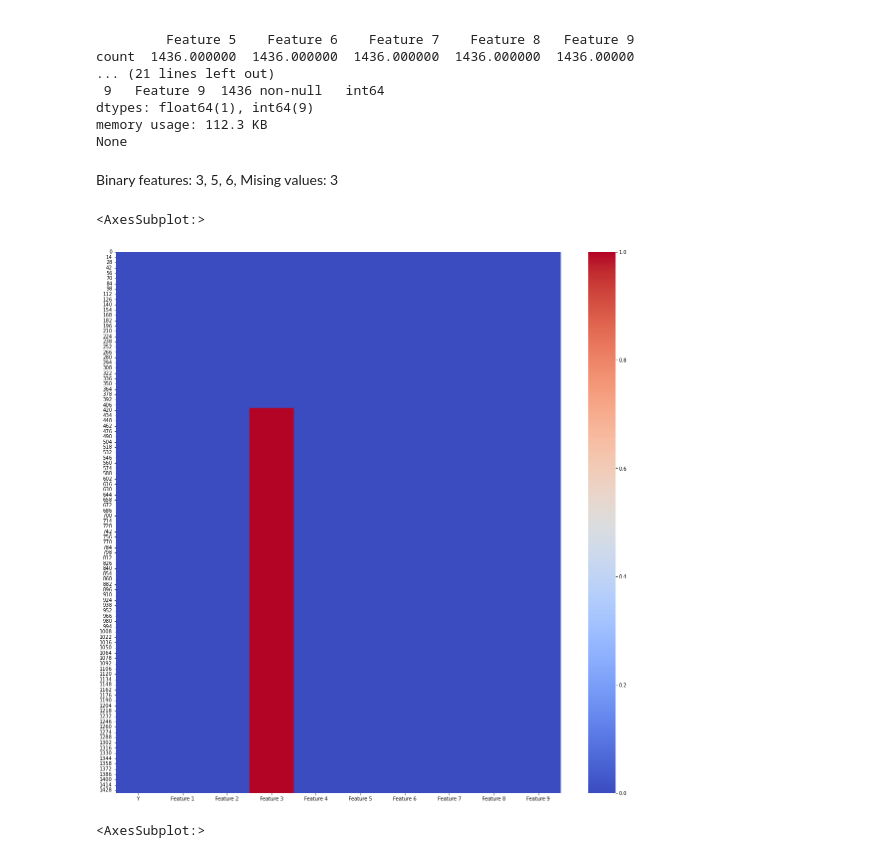
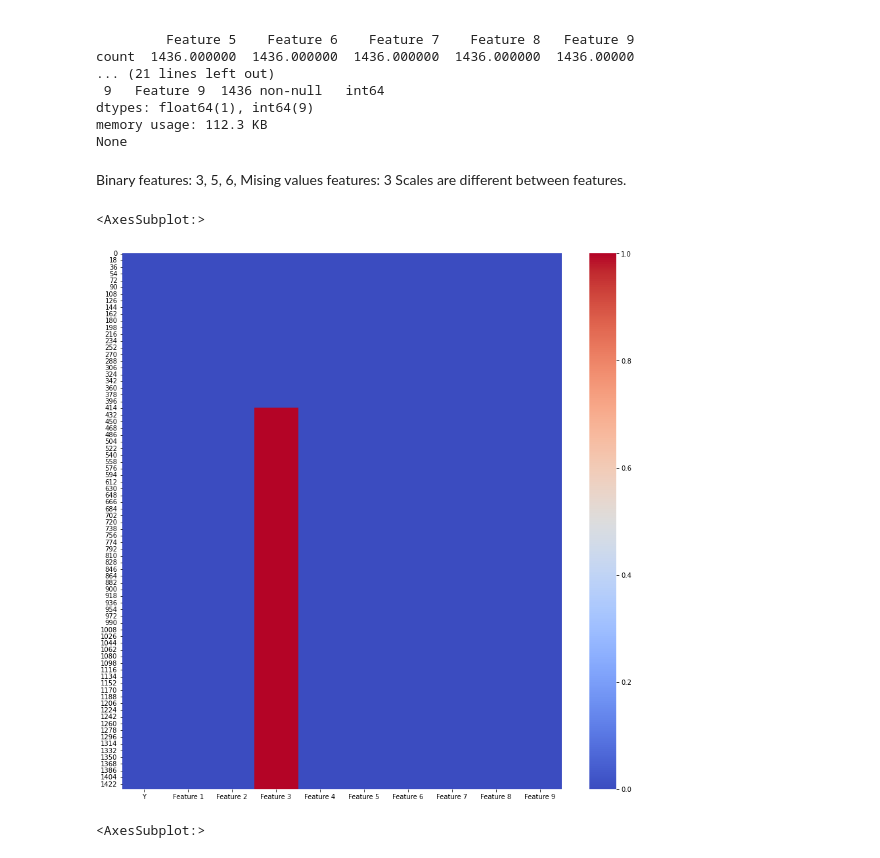
Before and after one commit to potus84/Inmeta, a Jupyter notebook: Modelling.ipynb, the cells around one changed output. Cells and saved outputs as stored; diff of their text form; code cells hidden in the pictures.

```diff
--- a/Modelling.ipynb
+++ b/Modelling.ipynb
@@ -52,13 +54,14 @@ dtypes: float64(1), int64(9)
 memory usage: 112.3 KB
 None
 # %% [markdown]
-Binary features: 3, 5, 6, Mising values: 3
+Binary features: 3, 5, 6, Mising values features: 3
+Scales are different between features.
 # %%
-plt.figure(figsize=(20, 20))
+plt.figure(figsize=(15, 15))
 sns.heatmap(df.isnull(), cmap='coolwarm', cbar=True)
 # %% [output]
 <AxesSubplot:>
-[figure, old version]
+[figure, new version]
 # %%
 sns.heatmap(df.corr(), annot=True, cbar=False)
 # %% [output]
```
Also changed, not shown: parts of 17 cells of this notebook.
